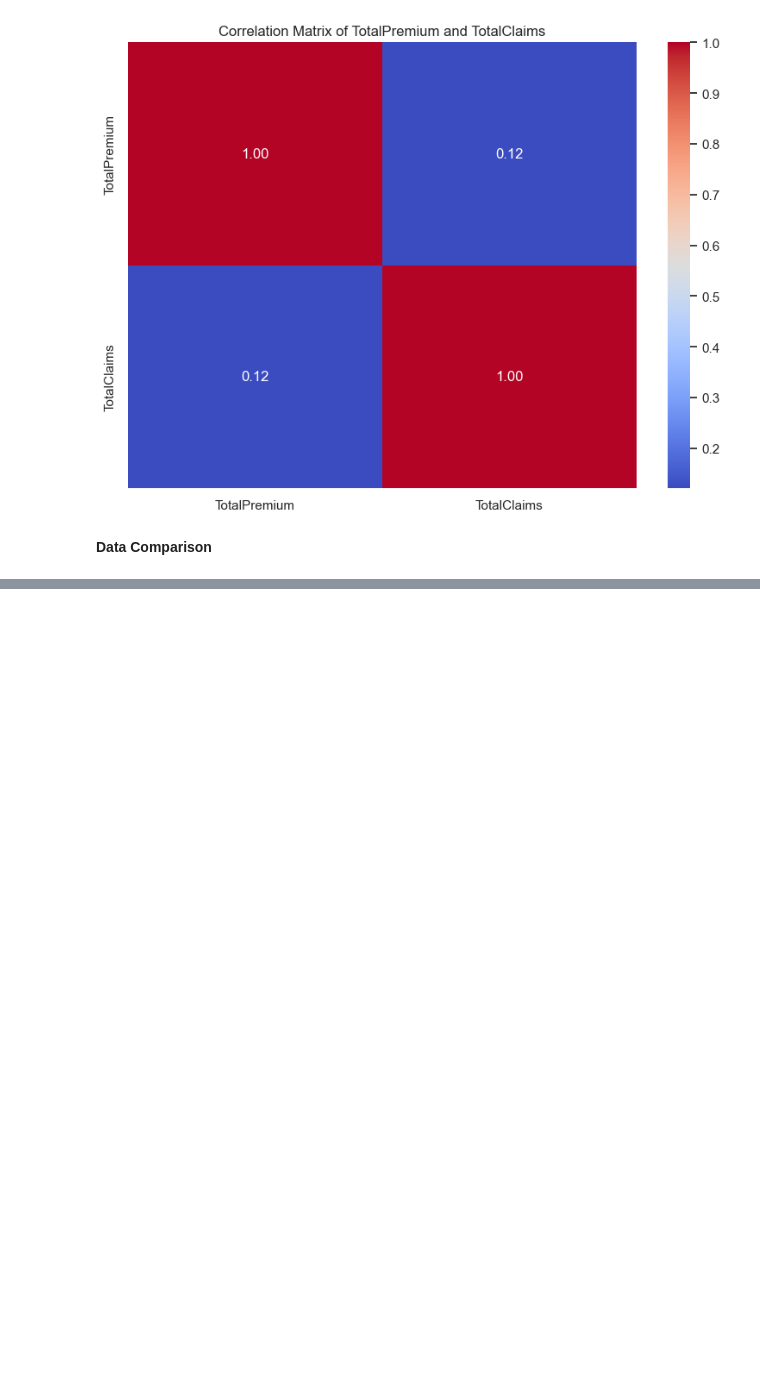
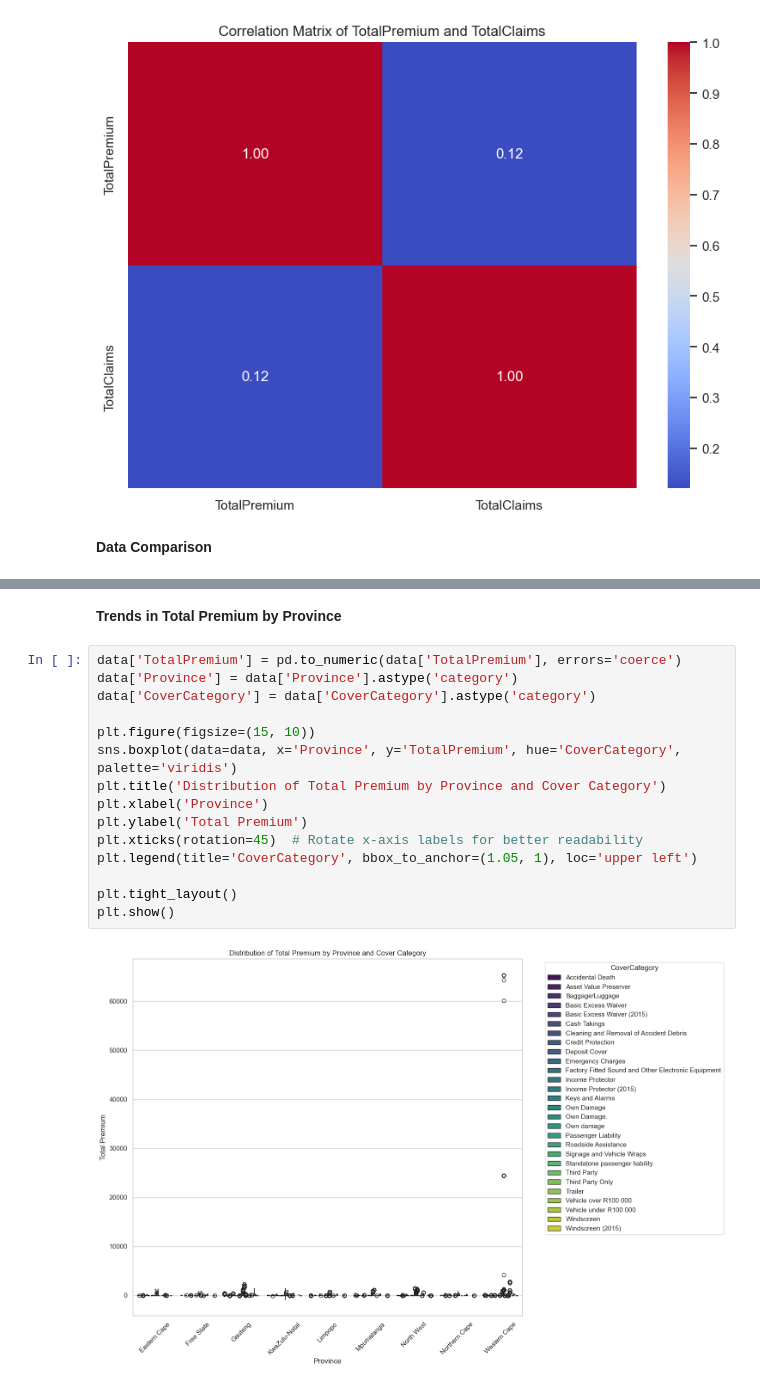
Before and after one commit to Wbam/Week-3, a Jupyter notebook: notebooks/eda_summary.ipynb, the cells around one changed output, grey strips where cells are left out. Cells and saved outputs as stored; diff of their text form; blank space fills up the shorter version.

Commit message:
Implement outlier detection using box plots for numerical data

```diff
--- a/notebooks/eda_summary.ipynb
+++ b/notebooks/eda_summary.ipynb
@@ -334,3 +332,22 @@ plt.tight_layout()
 plt.show()
 # %% [output]
 [figure]
+# %% [markdown]
+<font size="16"><b>Trends in Total Premium by Province</b></font>
+# %%
+data['TotalPremium'] = pd.to_numeric(data['TotalPremium'], errors='coerce')
+data['Province'] = data['Province'].astype('category')
+data['CoverCategory'] = data['CoverCategory'].astype('category')
+
+plt.figure(figsize=(15, 10))
+sns.boxplot(data=data, x='Province', y='TotalPremium', hue='CoverCategory', palette='viridis')
+plt.title('Distribution of Total Premium by Province and Cover Category')
+plt.xlabel('Province')
+plt.ylabel('Total Premium')
+plt.xticks(rotation=45)  # Rotate x-axis labels for better readability
+plt.legend(title='CoverCategory', bbox_to_anchor=(1.05, 1), loc='upper left')
+
+plt.tight_layout()
+plt.show()
+# %% [output]
+[figure, added]
```
Also changed, not shown: parts of 7 cells of this notebook.
